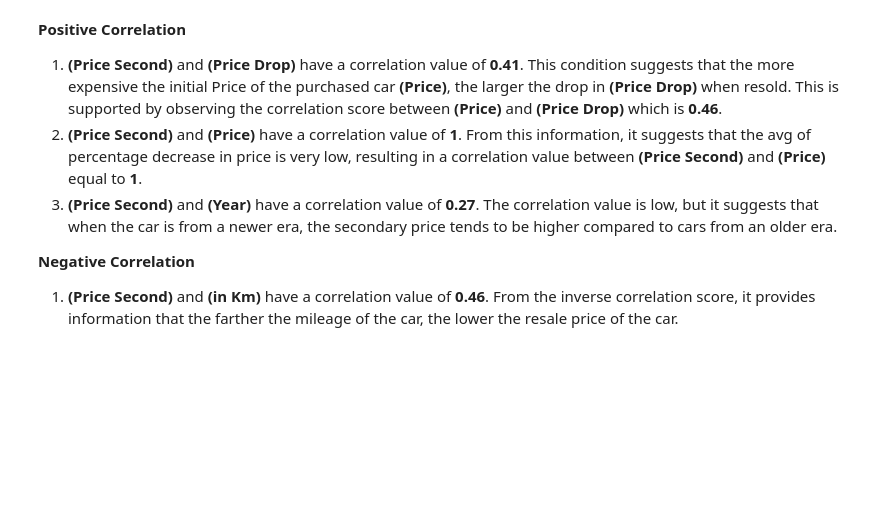
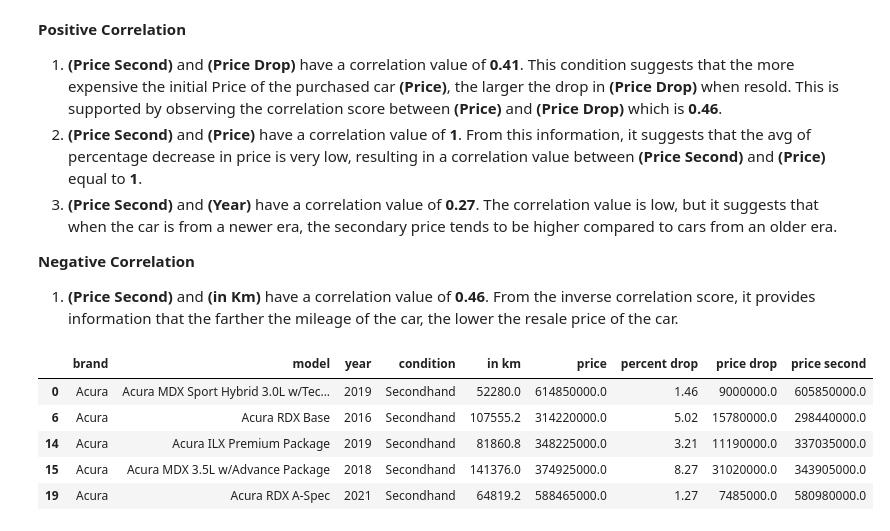
Before and after one commit to Iky61/car-second-prediction, a Jupyter notebook: car_second_price_prediction.ipynb, the cells around one changed output. Cells and saved outputs as stored; diff of their text form; code cells hidden in the pictures; blank space fills up the shorter version.

```diff
--- a/car_second_price_prediction.ipynb
+++ b/car_second_price_prediction.ipynb
@@ -138,3 +139,12 @@ plt.show()
 **Negative Correlation**
 
 1. **(Price Second)** and **(in Km)** have a correlation value of **0.46**. From the inverse correlation score, it provides information that the farther the mileage of the car, the lower the resale price of the car.
+# %%
+df.head()
+# %% [output]
+|  | brand | model | year | condition | in km | price | percent drop | price drop | price second |
+| 0 | Acura | Acura MDX Sport Hybrid 3.0L w/Tec... | 2019 | Secondhand | 52280.0 | 614850000.0 | 1.46 | 9000000.0 | 605850000.0 |
+| 6 | Acura | Acura RDX Base | 2016 | Secondhand | 107555.2 | 314220000.0 | 5.02 | 15780000.0 | 298440000.0 |
+| 14 | Acura | Acura ILX Premium Package | 2019 | Secondhand | 81860.8 | 348225000.0 | 3.21 | 11190000.0 | 337035000.0 |
+| 15 | Acura | Acura MDX 3.5L w/Advance Package | 2018 | Secondhand | 141376.0 | 374925000.0 | 8.27 | 31020000.0 | 343905000.0 |
+| 19 | Acura | Acura RDX A-Spec | 2021 | Secondhand | 64819.2 | 588465000.0 | 1.27 | 7485000.0 | 580980000.0 |
```
Also changed, not shown: parts of 1 cell of this notebook.
